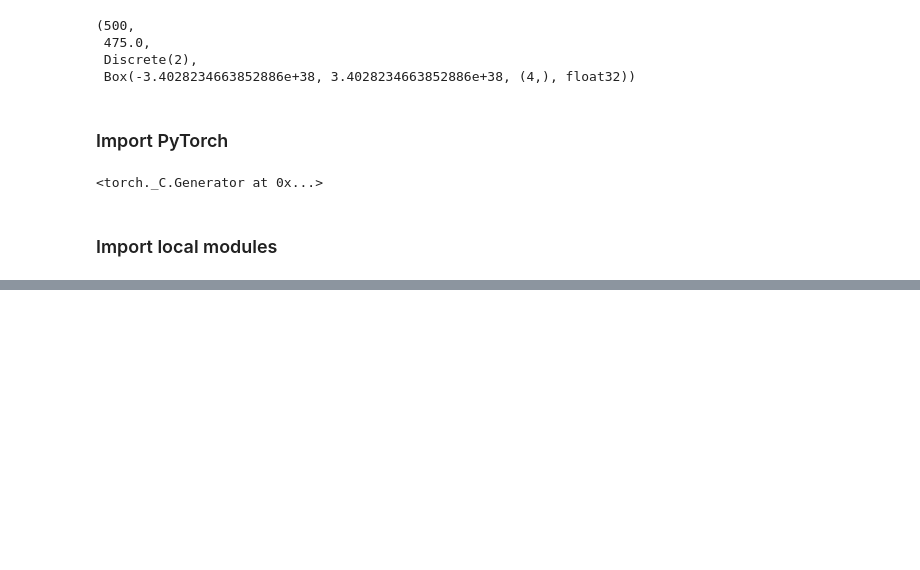
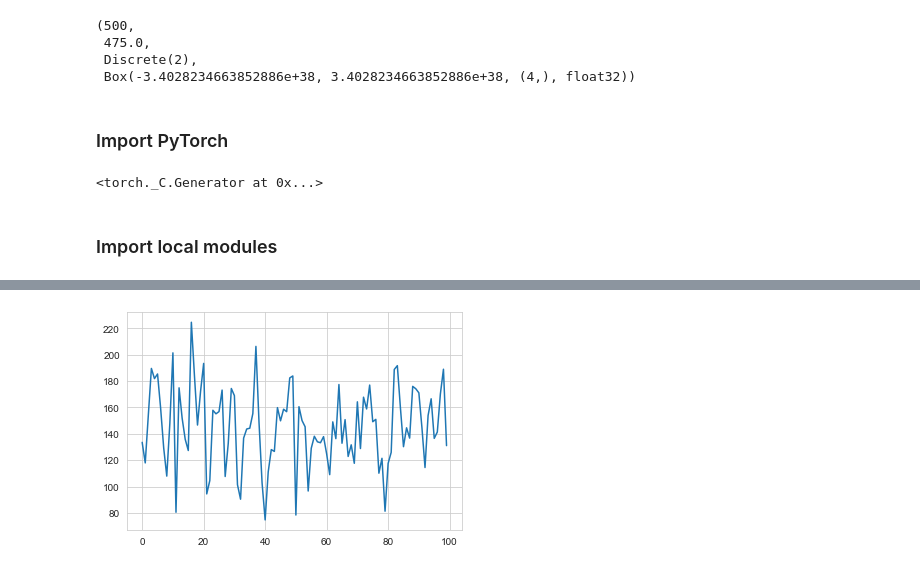
Before and after one commit to feiphoon/inm707-joint-coursework, a Jupyter notebook: src/cartpole/actor_critic_evaluation.ipynb, the cells around one changed output, grey strips where cells are left out. Saved outputs shown, nothing was run; the diff lists cells and outputs as text; code cells hidden in the pictures; blank space fills up the shorter version.

```diff
--- a/src/cartpole/actor_critic_evaluation.ipynb
+++ b/src/cartpole/actor_critic_evaluation.ipynb
@@ -304,0 +323,4 @@ min(experiment_rewards), max(experiment_rewards), np.std(experiment_rewards), np
+# %%
+sns.lineplot(data=experiment_rewards);
+# %% [output]
+[figure, added]
```
Also changed, not shown: parts of 10 cells of this notebook.
